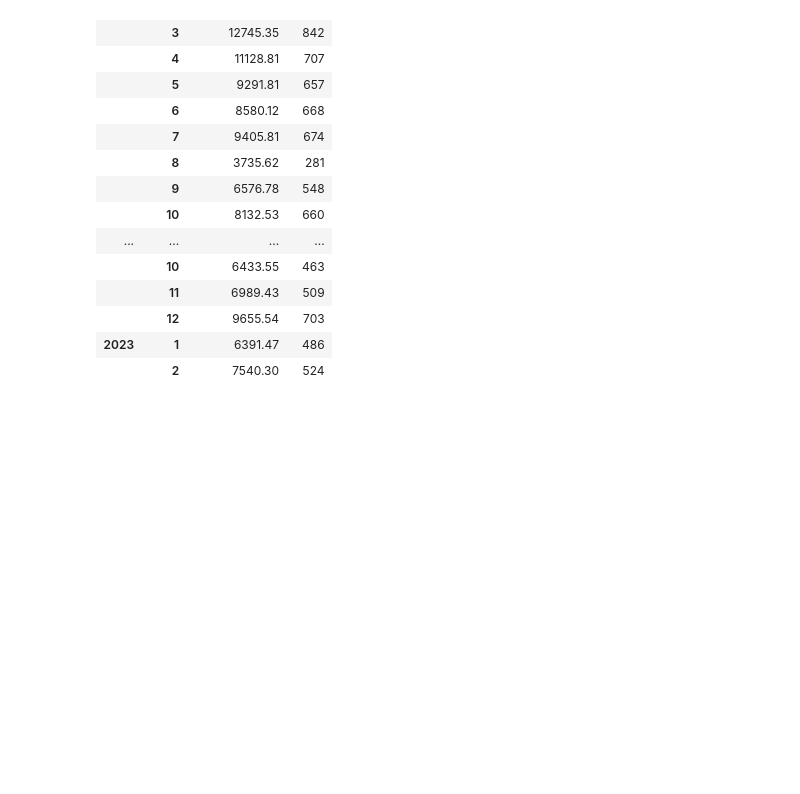
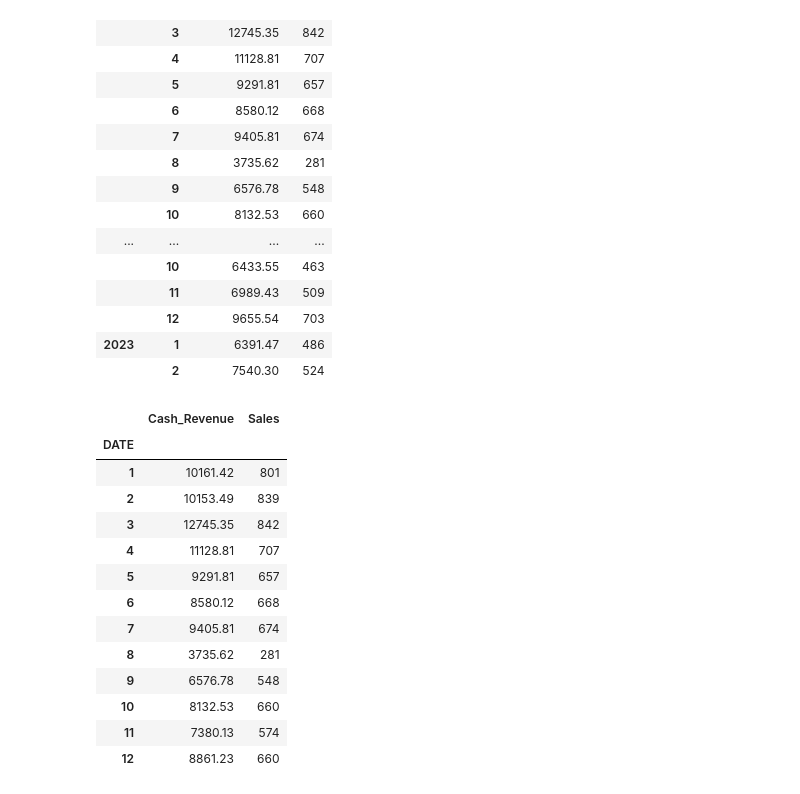
Before and after one commit to tasosnikitakis/Data_Science_Notebooks, a Jupyter notebook: pharmacy_data_analysis.ipynb, the cells around one changed output. Cells and saved outputs as stored; diff of their text form; code cells hidden in the pictures; blank space fills up the shorter version.

```diff
--- a/pharmacy_data_analysis.ipynb
+++ b/pharmacy_data_analysis.ipynb
@@ -94,0 +119,17 @@ sales_df_grouped
+# %%
+year_2020_df_by_month
+# %% [output]
+|  | Cash_Revenue | Sales |
+| DATE |  |  |
+| 1 | 10161.42 | 801 |
+| 2 | 10153.49 | 839 |
+| 3 | 12745.35 | 842 |
+| 4 | 11128.81 | 707 |
+| 5 | 9291.81 | 657 |
+| 6 | 8580.12 | 668 |
+| 7 | 9405.81 | 674 |
+| 8 | 3735.62 | 281 |
+| 9 | 6576.78 | 548 |
+| 10 | 8132.53 | 660 |
+| 11 | 7380.13 | 574 |
+| 12 | 8861.23 | 660 |
```
Also changed, not shown: parts of 12 cells of this notebook.
